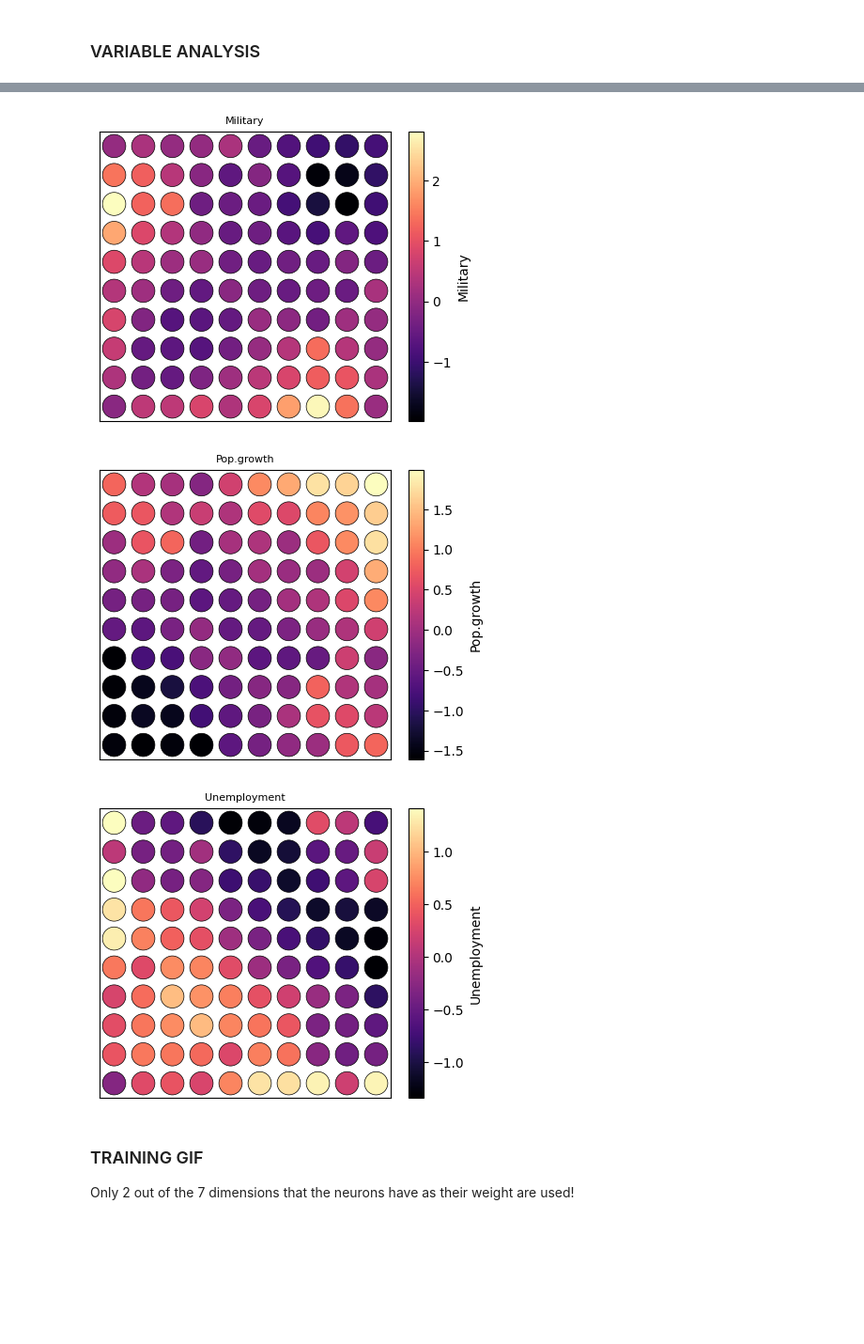
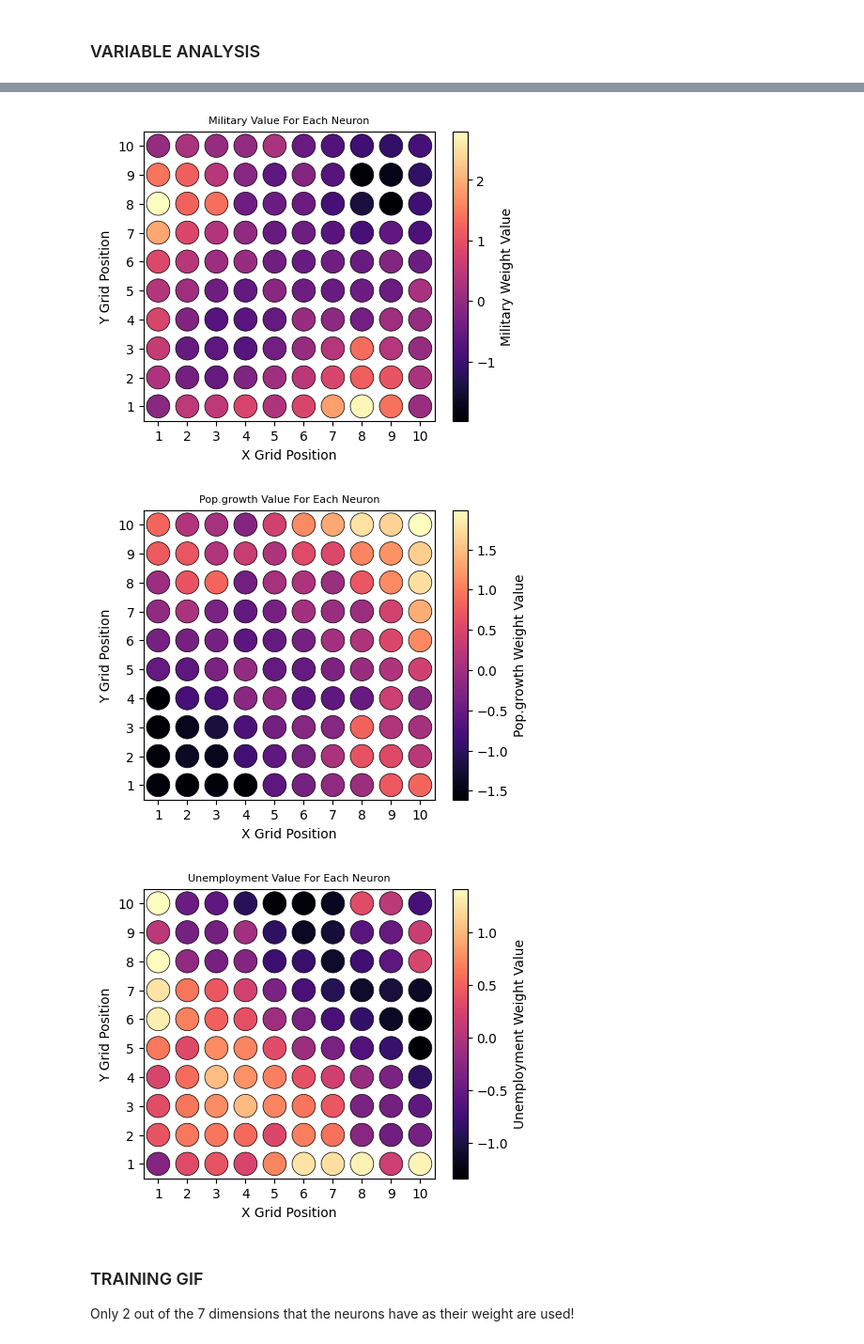
Before and after one commit to cijjas/sia, a Jupyter notebook: tp4/src/ej1.1_final_kohonen.ipynb, the cells around one changed output, grey strips where cells are left out. Shown at 94% size. Cells and saved outputs as stored; diff of their text form; code cells hidden in the pictures; blank space fills up the shorter version.

```diff
--- a/tp4/src/ej1.1_final_kohonen.ipynb
+++ b/tp4/src/ej1.1_final_kohonen.ipynb
@@ -31,6 +31,32 @@ som = Kohonen(
 )
 
 som.fit(num_iterations=config['kohonen']['number_of_iterations'])
+# %%
+
+config_file = "../configs/kohonen_broad.json"
+
+with open(config_file) as f:
+    config = json.load(f)
+
+europe_data = pd.read_csv(config['data']['source'])
+df = europe_data[config['data']['features']]
+scaler = StandardScaler()
+data = scaler.fit_transform(df.values)
+
+som = Kohonen(
+    data=data,
+    grid_size=config['kohonen']['grid_size'],
+    learning_rate=config['kohonen']['learning_rate'],
+    eta_function=config['kohonen']['eta_function'],
+    radius=config['kohonen']['initial_radius'],
+    radius_function=config['kohonen']['radius_function'],
+    similarity_function=config['kohonen']['similarity_function'],
+    seed=config['kohonen']['seed'],
+    weights=None,
+    init_method='random_choice'
+)
+
+som.fit(num_iterations=config['kohonen']['number_of_iterations'])
 # %%
 import matplotlib.pyplot as plt
 
@@ -355,7 +407,7 @@ import matplotlib.colors as mcolors
 
 def plot_variable_on_kohonen_grid(kohonen: Kohonen, variable_matrix, variable_name):
     fig, ax = plt.subplots(figsize=(5, 4))
-    plt.title(f'{variable_name}', fontsize=8)
+    plt.title(f'{variable_name} Value For Each Neuron', fontsize=8)
     plt.xlim(-0.5, kohonen.grid_size - 0.5)
     plt.ylim(-0.5, kohonen.grid_size - 0.5)
 
@@ -370,12 +422,19 @@ def plot_variable_on_kohonen_grid(kohonen: Kohonen, variable_matrix, variable_na
     sm = plt.cm.ScalarMappable(cmap='magma', norm=norm)
     sm.set_array([])
     cbar = plt.colorbar(sm, ax=ax)
-    cbar.set_label(variable_name)
+    cbar.set_label(variable_name + " Weight Value")
 
-    ax.set_xticks([])
-    ax.set_yticks([])
-    ax.set_xticklabels([])
-    ax.set_yticklabels([])
+
+    # Set the ticks to start from 1 and increment by 1 for each position
+    num_ticks = u_matrix.shape[0]
+    tick_positions = np.arange(num_ticks)
+    tick_labels = tick_positions + 1  # Labels from 1 to num_ticks
+
+    plt.xticks(tick_positions, tick_labels)
+    plt.yticks(tick_positions, tick_labels)
+
+    plt.xlabel("X Grid Position")
+    plt.ylabel("Y Grid Position")
 
     plt.gca()
     plt.show()
@@ -398,6 +457,6 @@ plot_all_features(som, config)
-[figure, old version]
+[figure, new version]
-[figure, old version]
+[figure, new version]
-[figure, old version]
+[figure, new version]
 # %% [markdown]
 ### TRAINING GIF
 Only 2 out of the 7 dimensions that the neurons have as their weight are used!
```
Also changed, not shown: parts of 7 cells of this notebook, 5 other files.
